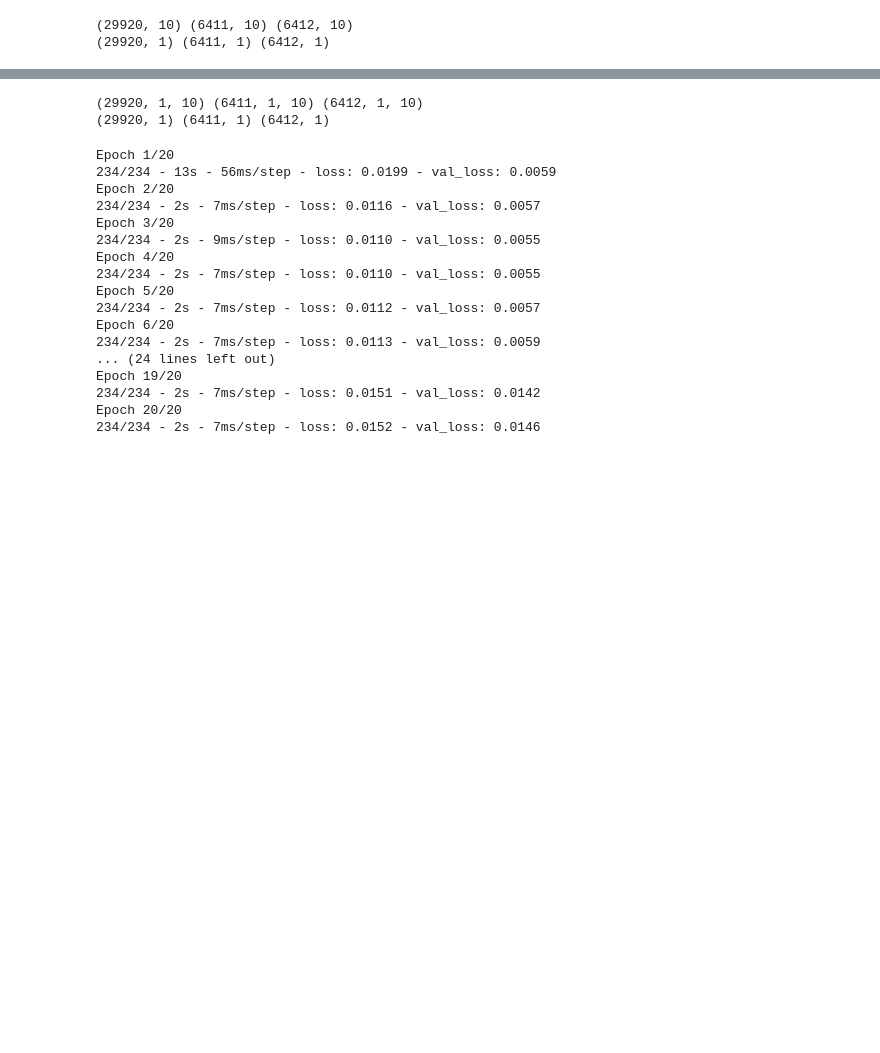
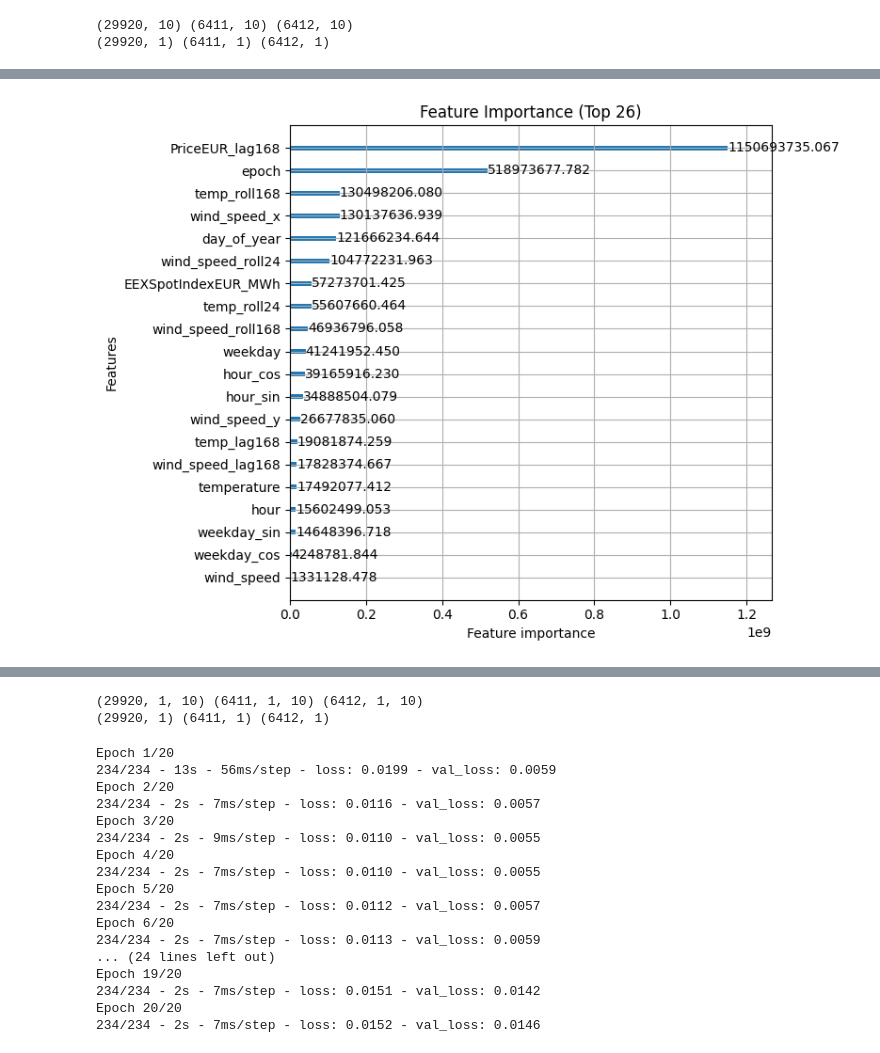
Before and after one commit to jokerofun/psa_tool, a Jupyter notebook: notebook.ipynb, the cells around one changed output, grey strips where cells are left out. Saved outputs shown, nothing was run; the diff lists cells and outputs as text; code cells hidden in the pictures; blank space fills up the shorter version.

```diff
--- a/notebook.ipynb
+++ b/notebook.ipynb
@@ -463,0 +606,38 @@ Sample of Actual vs. Predicted (first 10 rows):
+# %%
+import lightgbm as lgb
+import matplotlib.pyplot as plt
+
+def plot_feature_importance(model, feature_cols, max_num_features=20):
+    """
+    Plots the feature importance (split gain) for a trained LightGBM model.
+
+    Parameters
+    ----------
+    model : lightgbm.basic.Booster
+        A trained LightGBM booster (returned by `lgb.train` or `lgb.Booster`).
+    feature_cols : list
+        List of feature names (columns) in the same order they were passed to the model.
+    max_num_features : int, optional (default=20)
+        Maximum number of top features to plot.
+    """
+
+    # Use LightGBM's built-in plot function, specifying the feature names
+    ax = lgb.plot_importance(
+        model,
+        max_num_features=max_num_features,
+
+        importance_type='gain',    # or 'split'
+        figsize=(8, 6)
+    )
+
+    # LightGBM’s `plot_importance` doesn’t automatically label the bars with the original feature names
+    # if we used a Dataset object, but it does show them on the y-axis.
+    # If needed, you can set custom labels here. Usually, it just picks up the correct names from the model.
+
+    plt.title("Feature Importance (Top {})".format(max_num_features))
+    plt.tight_layout()
+    plt.show()
+# %%
+plot_feature_importance(model, feature_cols, max_num_features=26)
+# %% [output]
+[figure, added]
```
Also changed, not shown: parts of 14 cells of this notebook, 11 other files.
